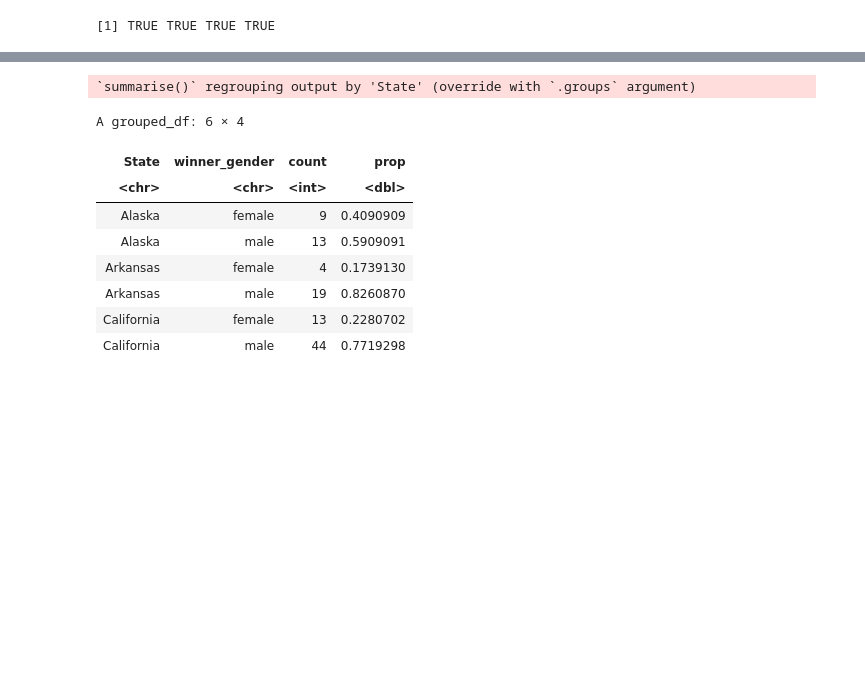
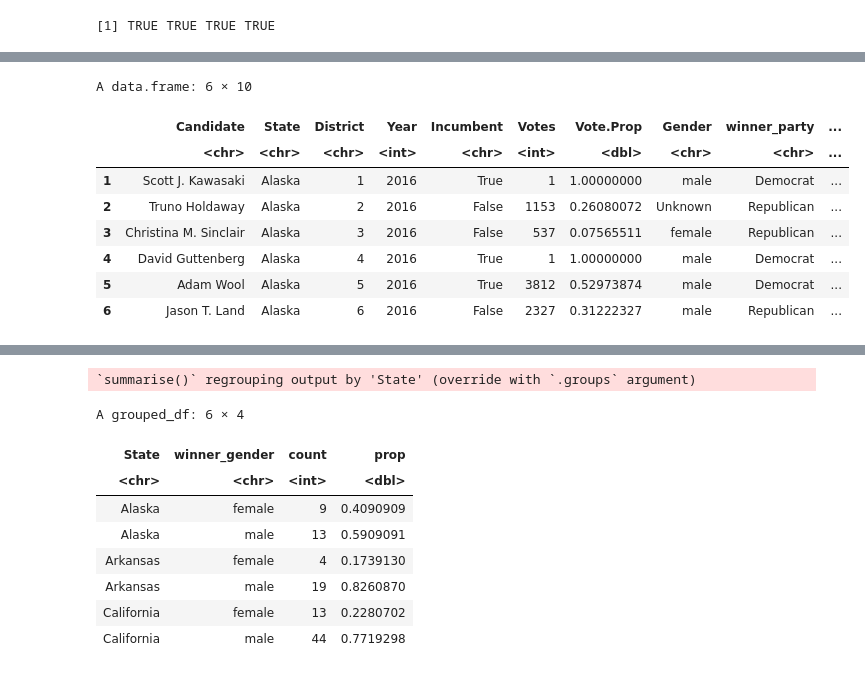
Before and after one commit to michael-bonitati-1117/final_project, a Jupyter notebook: Gender_Code.ipynb, the cells around one changed output, grey strips where cells are left out. Drawn from its saved outputs; the diff is of its cells as text; code cells hidden in the pictures; blank space fills up the shorter version.

Commit message:
formatting complete, changed files, long and wide now set for 2016 and 2018

```diff
--- a/Gender_Code.ipynb
+++ b/Gender_Code.ipynb
@@ -96,4 +126,3 @@ A data.frame: 6 × 15
 # %%
 ## Created file with gender column so you don't have to run the function every time, commented out to prevent accidental overwrite
-## write.csv(elections_2016, "2016_election_results_updated.csv")
-elections_2016_gender <- read.csv("2016_election_results_updated.csv")
+# write.csv(elections_2016, "2016_election_results_wide.csv")
@@ -224,3 +129,46 @@ ERROR: Error in eval(lhs, parent, parent): object 'Dem_data' not found
+# %%
+## Create dataset of one line per candidate (not the ideal way to do it but works)
+
+Dem_data <- elections_2016_gender %>%
+    select(Democrat, State, District, Year, Democrat.Incumbent, Democrat.Votes, Democrat.Vote.Prop, gender_Dem, winner_party)
+
+Rep_data <- elections_2016_gender %>%
+    select(Republican, State, District, Year, Republican.Incumbent, Republican.Votes, Republican.Vote.Prop, gender_Rep, winner_party)
+
+
+
+Dem_data <- Dem_data %>%
+    rename(Candidate = Democrat,
+          Incumbent = Democrat.Incumbent,
+          Votes = Democrat.Votes,
+          Vote.Prop = Democrat.Vote.Prop,
+          Gender = gender_Dem) %>%
+    mutate(Candidate.Party = "Democrat")
+
+Rep_data <- Rep_data %>%
+    rename(Candidate = Republican,
+          Incumbent = Republican.Incumbent,
+          Votes = Republican.Votes,
+          Vote.Prop = Republican.Vote.Prop,
+          Gender = gender_Rep) %>%
+    mutate(Candidate.Party = "Republican")
+
+
+elections_2016_long <- rbind(Dem_data, Rep_data)
+
+head(elections_2016_long)
+
+write.csv(elections_2016_long, "2016_election_results_long.csv")
+# %% [output]
+A data.frame: 6 × 10
+|  | Candidate | State | District | Year | Incumbent | Votes | Vote.Prop | Gender | winner_party | ... |
+|  | <chr> | <chr> | <chr> | <int> | <chr> | <int> | <dbl> | <chr> | <chr> | ... |
+| 1 | Scott J. Kawasaki | Alaska | 1 | 2016 | True | 1 | 1.00000000 | male | Democrat | ... |
+| 2 | Truno Holdaway | Alaska | 2 | 2016 | False | 1153 | 0.26080072 | Unknown | Republican | ... |
+| 3 | Christina M. Sinclair | Alaska | 3 | 2016 | False | 537 | 0.07565511 | female | Republican | ... |
+| 4 | David Guttenberg | Alaska | 4 | 2016 | True | 1 | 1.00000000 | male | Democrat | ... |
+| 5 | Adam Wool | Alaska | 5 | 2016 | True | 3812 | 0.52973874 | male | Democrat | ... |
+| 6 | Jason T. Land | Alaska | 6 | 2016 | False | 2327 | 0.31222327 | male | Republican | ... |
 # %%
 ## 2018 data prep
 
```
Also changed, not shown: parts of 19 cells of this notebook, 6 other files.
